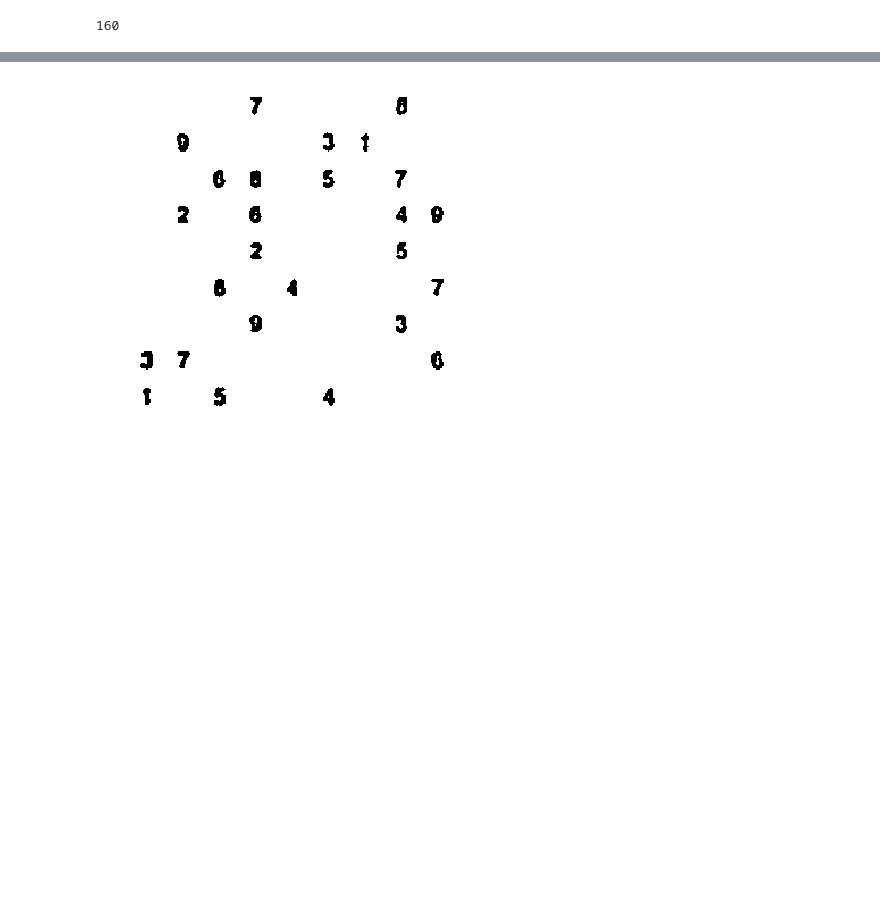
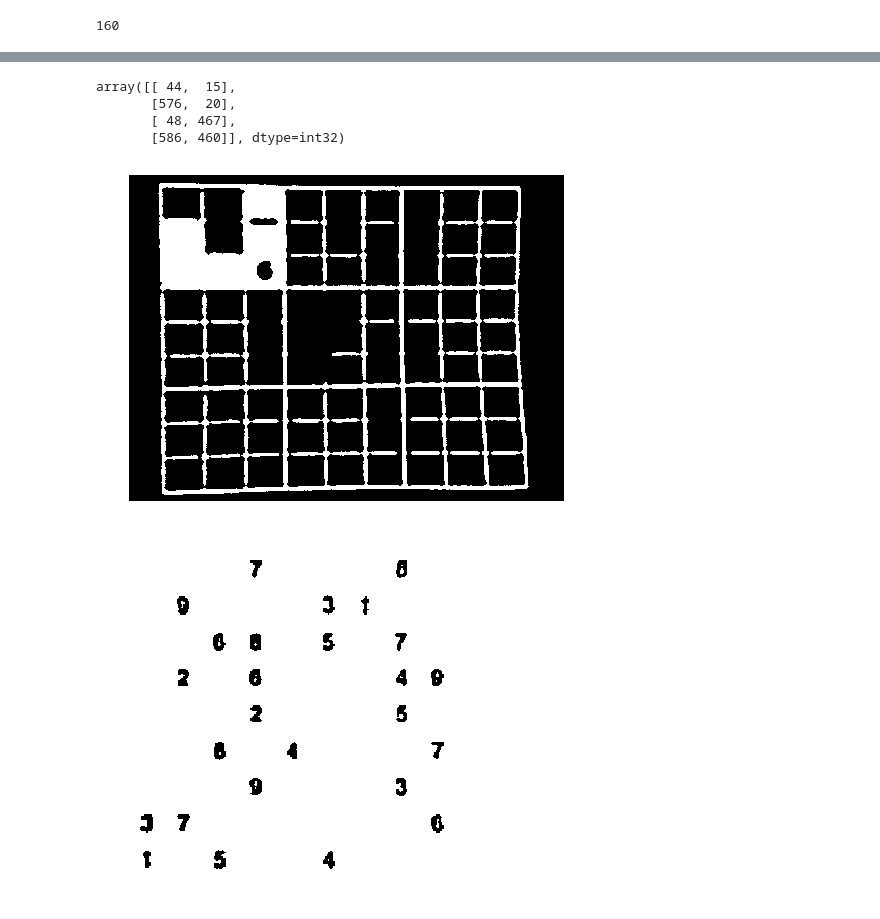
Before and after one commit to lorenzoh/sudoku-scanner, a Jupyter notebook: notebooks/testing.ipynb, the cells around one changed output, grey strips where cells are left out. Saved outputs shown, nothing was run; the diff lists cells and outputs as text; code cells hidden in the pictures; blank space fills up the shorter version.

Commit message:
Moved image processing to functions

```diff
--- a/notebooks/testing.ipynb
+++ b/notebooks/testing.ipynb
@@ -33,6 +33,4 @@ from tqdm import tqdm
 sudokus = []
 
 for path in tqdm(train_paths[:1]):
-    sudoku = Sudoku(path)
-    sudoku.preprocess_digits()
-    sudokus.append(sudoku)
+    sudoku = Sudoku(path, save_steps=True)
@@ -52,0 +37,12 @@ Processed grid: (288, 288)
+# %%
+sudoku.process()
+sudoku.corners
+# %% [output]
+array([[ 44,  15],
+       [576,  20],
+       [ 48, 467],
+       [586, 460]], dtype=int32)
+# %%
+vis.show_img(sudoku.steps[1])
+# %% [output]
+[figure, added]
```
Also changed, not shown: parts of 2 cells of this notebook, 3 other files.
